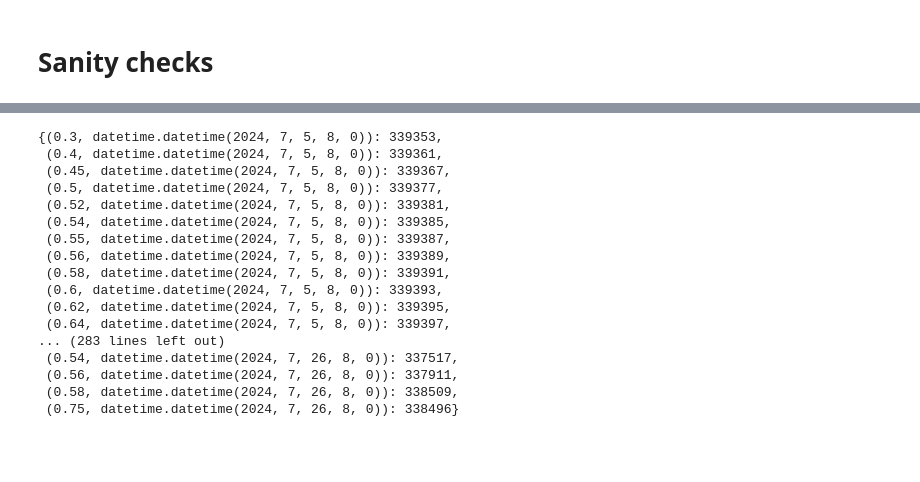
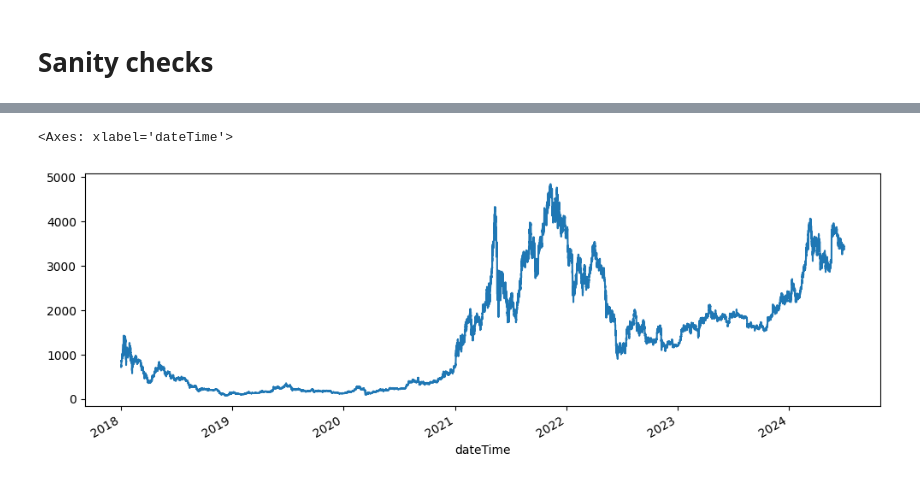
Before and after one commit to chris-ch/ethereum-prices, a Jupyter notebook: analyse-prices-hourly.ipynb, the cells around one changed output, grey strips where cells are left out. Saved outputs shown, nothing was run; the diff lists cells and outputs as text; code cells hidden in the pictures; blank space fills up the shorter version.

```diff
--- a/analyse-prices-hourly.ipynb
+++ b/analyse-prices-hourly.ipynb
@@ -125,20 +119,5 @@ buy call 0.56
-# %%
-trading_model.calls
-# %% [output]
-{(0.3, datetime.datetime(2024, 7, 5, 8, 0)): 339353,
- (0.4, datetime.datetime(2024, 7, 5, 8, 0)): 339361,
- (0.45, datetime.datetime(2024, 7, 5, 8, 0)): 339367,
- (0.5, datetime.datetime(2024, 7, 5, 8, 0)): 339377,
- (0.52, datetime.datetime(2024, 7, 5, 8, 0)): 339381,
- (0.54, datetime.datetime(2024, 7, 5, 8, 0)): 339385,
- (0.55, datetime.datetime(2024, 7, 5, 8, 0)): 339387,
- (0.56, datetime.datetime(2024, 7, 5, 8, 0)): 339389,
- (0.58, datetime.datetime(2024, 7, 5, 8, 0)): 339391,
- (0.6, datetime.datetime(2024, 7, 5, 8, 0)): 339393,
- (0.62, datetime.datetime(2024, 7, 5, 8, 0)): 339395,
- (0.64, datetime.datetime(2024, 7, 5, 8, 0)): 339397,
-... (283 lines left out)
- (0.54, datetime.datetime(2024, 7, 26, 8, 0)): 337517,
- (0.56, datetime.datetime(2024, 7, 26, 8, 0)): 337911,
- (0.58, datetime.datetime(2024, 7, 26, 8, 0)): 338509,
- (0.75, datetime.datetime(2024, 7, 26, 8, 0)): 338496}
+# %%
+prices_df['close'].plot(figsize=(12,4))
+# %% [output]
+<Axes: xlabel='dateTime'>
+[figure, added]
```
Also changed, not shown: parts of 3 cells of this notebook, 3 other files.
